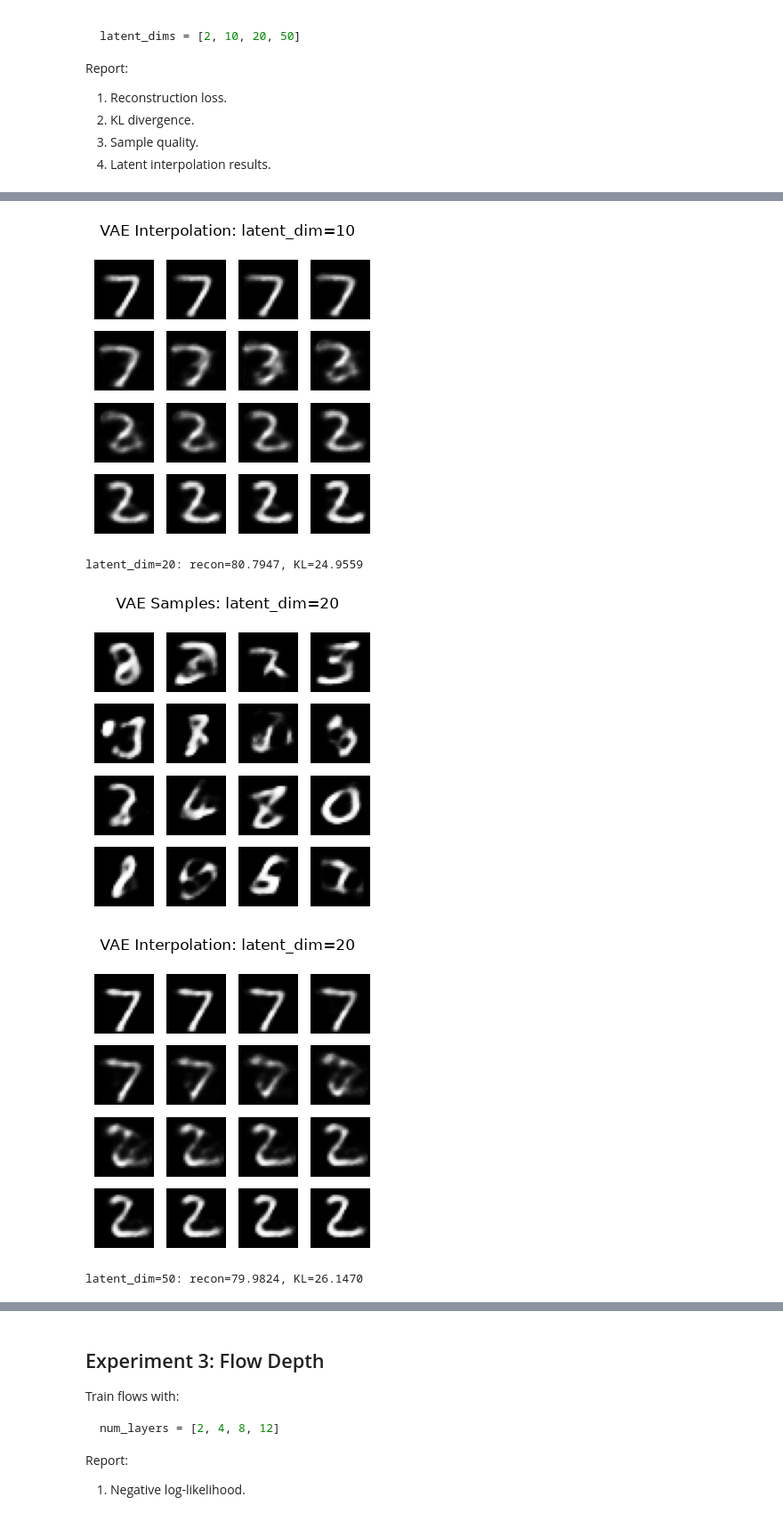
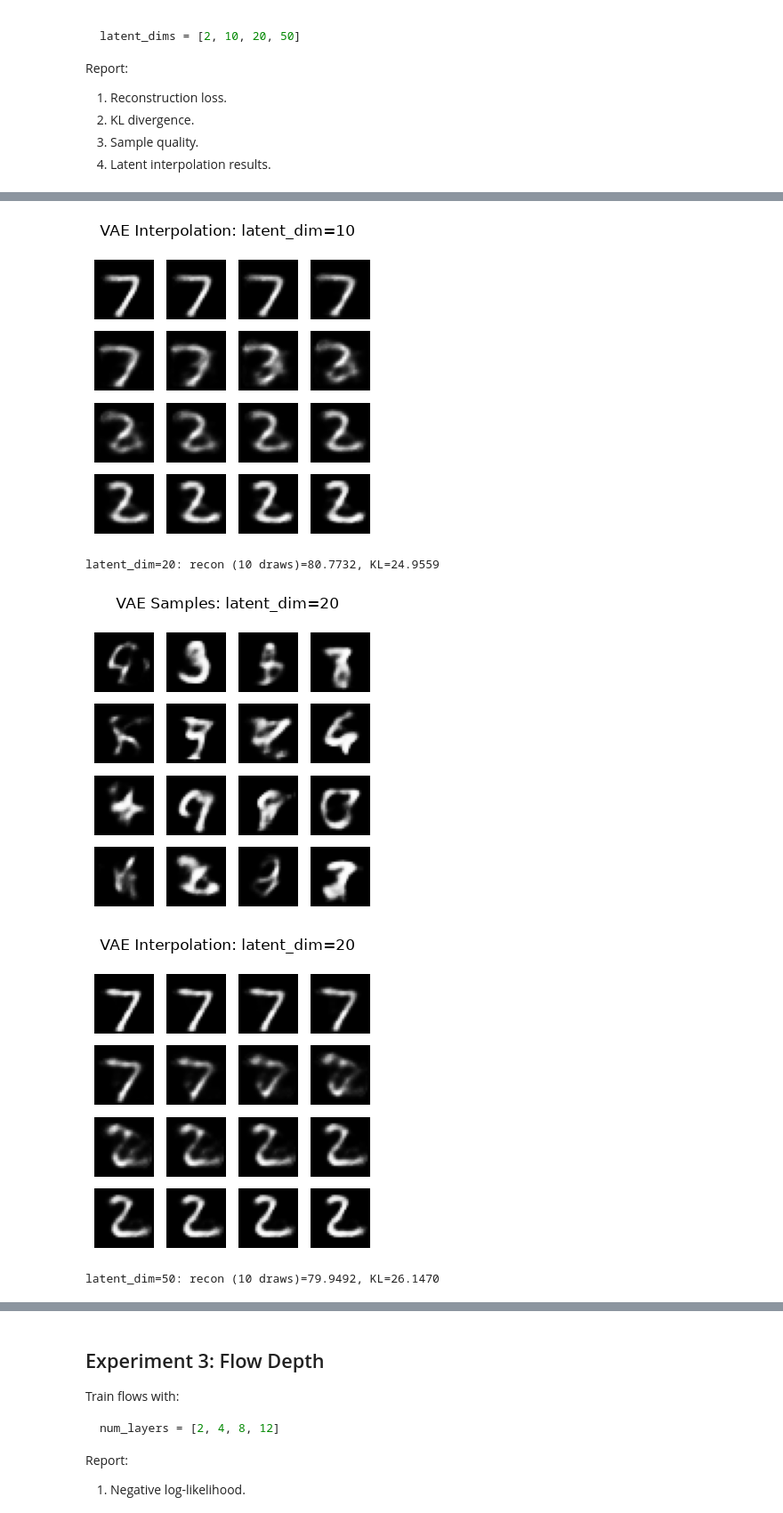
Before and after one commit to ml-and-ds-degree/deep-generative-models-of-texts-and-images, a Jupyter notebook: FinalProjectPart1.ipynb, the cells around one changed output, grey strips where cells are left out. Shown at 89% size. Drawn from its saved outputs; the diff is of its cells as text; code cells hidden in the pictures.

```diff
--- a/FinalProjectPart1.ipynb
+++ b/FinalProjectPart1.ipynb
@@ -190,13 +190,15 @@ Epoch 10, Negative Log-Likelihood (NLL): 86.0632
 # %%
 def evaluate_ar(model, data_loader):
     model.eval()
-    total_loss = 0
+    total_nll = 0.0
+    total_examples = 0
     with torch.no_grad():
         for x, _ in data_loader:
             x = binarize(x).to(device)
             loss = -model.log_prob(x).mean()
-            total_loss += loss.item()
-    return total_loss / len(data_loader)
+            total_nll += loss.item() * x.size(0)
+            total_examples += x.size(0)
+    return total_nll / total_examples
 
 
 ar_test_nll = evaluate_ar(ar_model, test_loader)
@@ -906,17 +908,25 @@ Report:
 3. Sample quality.
 4. Latent interpolation results.
 # %%
-def evaluate_vae_experiment(model, loader):
+def evaluate_vae_experiment(model, loader, num_draws=10):
+    set_experiment_seed()
     model.eval()
     reconstruction = 0.0
     kl_divergence = 0.0
     with torch.no_grad():
         for x, _ in loader:
             x = x.to(device)
-            logits, mu, logvar = model(x)
-            _, recon, kl = vae_loss(logits, x, mu, logvar)
-            reconstruction += recon.item()
-            kl_divergence += kl.item()
+            mu, logvar = model.encoder(x)
+            std = torch.exp(0.5 * logvar)
+            batch_reconstruction = 0.0
+            for draw in range(num_draws):
+                z = mu + std * torch.randn_like(std)
+                logits = model.decoder(z)
+                _, recon, kl = vae_loss(logits, x, mu, logvar)
+                batch_reconstruction += recon.item()
+                if draw == 0:
+                    kl_divergence += kl.item()
+            reconstruction += batch_reconstruction / num_draws
     n = len(loader.dataset)
     return reconstruction / n, kl_divergence / n
 
@@ -942,7 +952,9 @@ interp_x = next(iter(test_loader))[0][:2].to(device)
 
 for latent_dim in latent_dims:
     model = train_vae_experiment(latent_dim)
-    reconstruction, kl_divergence = evaluate_vae_experiment(model, test_loader)
+    reconstruction, kl_divergence = evaluate_vae_experiment(
+        model, test_loader, num_draws=10
+    )
     model.eval()
     with torch.no_grad():
         samples = model.sample(16).cpu()
@@ -957,7 +969,7 @@ for latent_dim in latent_dims:
         "samples": samples,
         "interpolation": interpolation,
     }
-    print(f"latent_dim={latent_dim}: recon={reconstruction:.4f}, KL={kl_divergence:.4f}")
+    print(f"latent_dim={latent_dim}: recon (10 draws)={reconstruction:.4f}, KL={kl_divergence:.4f}")
     show_images(samples, title=f"VAE Samples: latent_dim={latent_dim}")
     show_images(interpolation, title=f"VAE Interpolation: latent_dim={latent_dim}")
 # %% [output]
@@ -969,5 +981,5 @@ latent_dim=10: recon=92.7980, KL=17.8758
 [figure]
-latent_dim=20: recon=80.7947, KL=24.9559
+latent_dim=20: recon (10 draws)=80.7732, KL=24.9559
-[figure, old version]
+[figure, new version]
 [figure]
-latent_dim=50: recon=79.9824, KL=26.1470
+latent_dim=50: recon (10 draws)=79.9492, KL=26.1470
```
Also changed, not shown: parts of 16 cells of this notebook.
